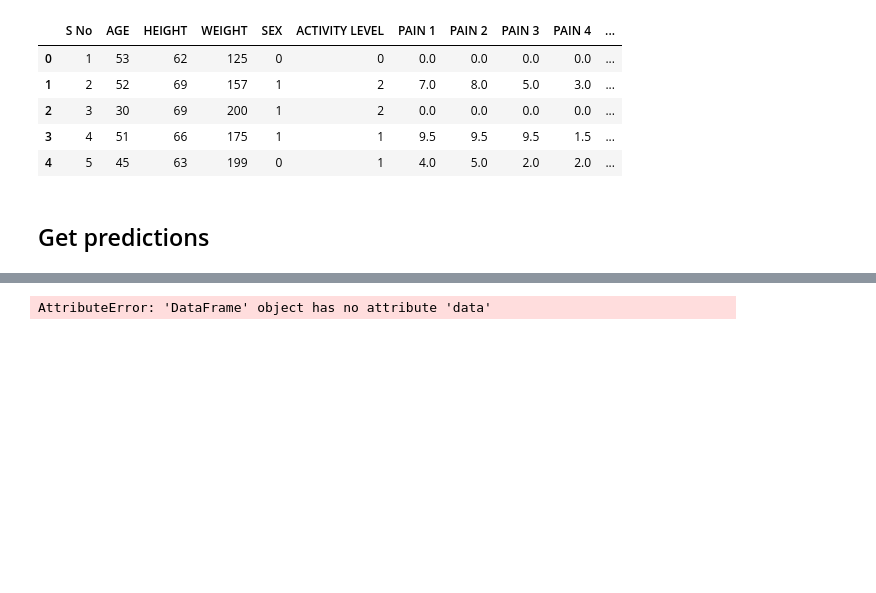
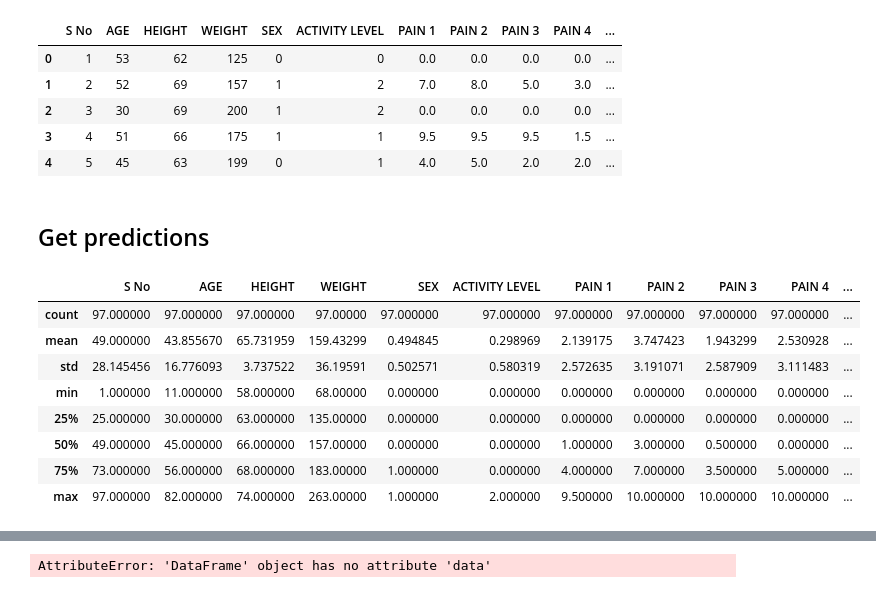
Before and after one commit to ortizfram/Correlation-Posture-VS-Personality-Trait, a Jupyter notebook: correlation.ipynb, the cells around one changed output, grey strips where cells are left out. Cells and saved outputs as stored; diff of their text form; code cells hidden in the pictures; blank space fills up the shorter version.

```diff
--- a/correlation.ipynb
+++ b/correlation.ipynb
@@ -203,3 +203,15 @@ df.head()
 | 4 | 5 | 45 | 63 | 199 | 0 | 1 | 4.0 | 5.0 | 2.0 | 2.0 | ... |
 # %% [markdown]
 ## Get predictions
+# %%
+df.describe()
+# %% [output]
+|  | S No | AGE | HEIGHT | WEIGHT | SEX | ACTIVITY LEVEL | PAIN 1 | PAIN 2 | PAIN 3 | PAIN 4 | ... |
+| count | 97.000000 | 97.000000 | 97.000000 | 97.00000 | 97.000000 | 97.000000 | 97.000000 | 97.000000 | 97.000000 | 97.000000 | ... |
+| mean | 49.000000 | 43.855670 | 65.731959 | 159.43299 | 0.494845 | 0.298969 | 2.139175 | 3.747423 | 1.943299 | 2.530928 | ... |
+| std | 28.145456 | 16.776093 | 3.737522 | 36.19591 | 0.502571 | 0.580319 | 2.572635 | 3.191071 | 2.587909 | 3.111483 | ... |
+| min | 1.000000 | 11.000000 | 58.000000 | 68.00000 | 0.000000 | 0.000000 | 0.000000 | 0.000000 | 0.000000 | 0.000000 | ... |
+| 25% | 25.000000 | 30.000000 | 63.000000 | 135.00000 | 0.000000 | 0.000000 | 0.000000 | 0.000000 | 0.000000 | 0.000000 | ... |
+| 50% | 49.000000 | 45.000000 | 66.000000 | 157.00000 | 0.000000 | 0.000000 | 1.000000 | 3.000000 | 0.500000 | 0.000000 | ... |
+| 75% | 73.000000 | 56.000000 | 68.000000 | 183.00000 | 1.000000 | 0.000000 | 4.000000 | 7.000000 | 3.500000 | 5.000000 | ... |
+| max | 97.000000 | 82.000000 | 74.000000 | 263.00000 | 1.000000 | 2.000000 | 9.500000 | 10.000000 | 10.000000 | 10.000000 | ... |
```
Also changed, not shown: parts of 1 cell of this notebook.
